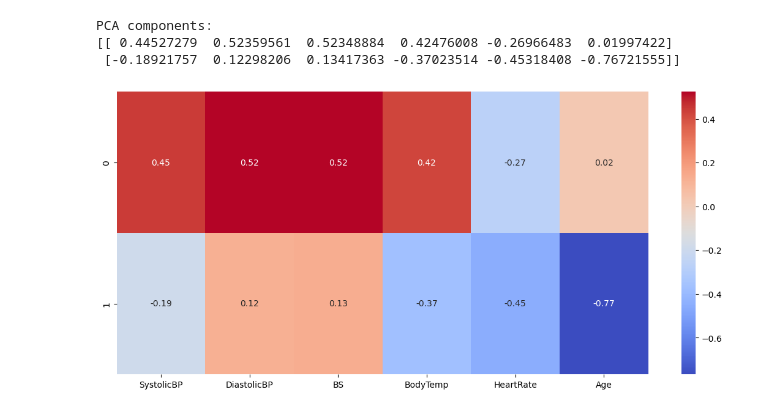
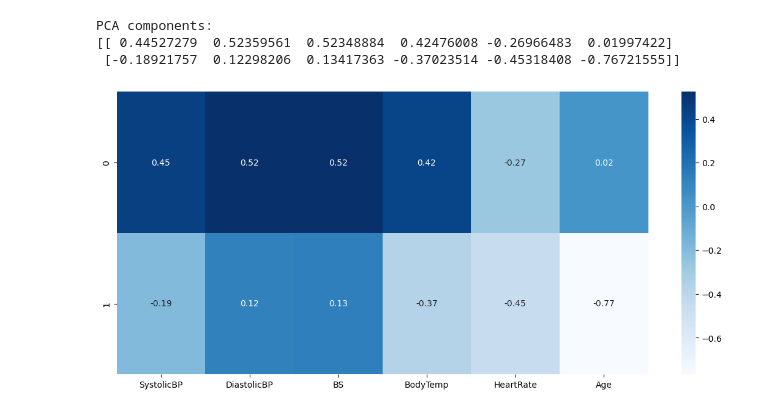
Before and after one commit to 2026558-lab/Machine-Learning, a Jupyter notebook: Project Machine Learning.ipynb, the cells around one changed output. Drawn from its saved outputs; the diff is of its cells as text; code cells hidden in the pictures.

```diff
--- a/Project Machine Learning.ipynb
+++ b/Project Machine Learning.ipynb
@@ -398,9 +393,9 @@ PCA components:
 # %%
 # Plot Heatmap
 df_comp = pd.DataFrame(pca.components_, columns=feature_cols)
 
 plt.figure(figsize=(14, 6))
-sns.heatmap(df_comp, annot=True, cmap='coolwarm')
+sns.heatmap(df_comp, annot=True, cmap='Blues')
 plt.show()
 # %% [output]
-[figure, old version]
+[figure, new version]
```
Also changed, not shown: parts of 4 cells of this notebook.
